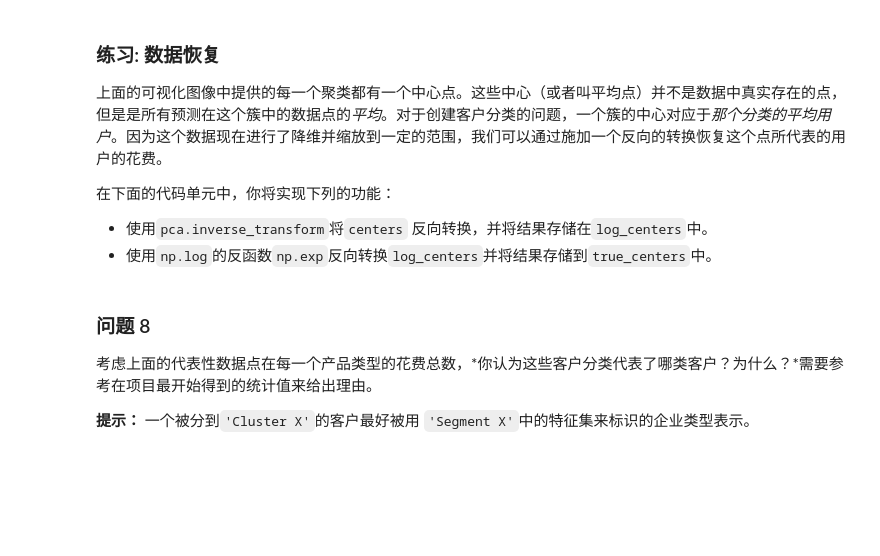
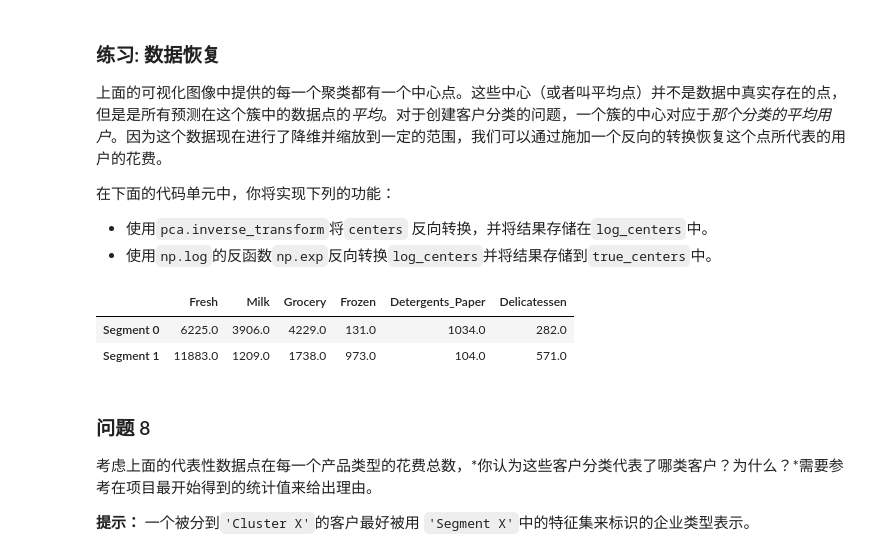
Before and after one commit to boybeak/creating_customer_segments, a Jupyter notebook: customer_segments.ipynb, the cells around one changed output. Cells and saved outputs as stored; diff of their text form; code cells hidden in the pictures; blank space fills up the shorter version.

```diff
--- a/customer_segments.ipynb
+++ b/customer_segments.ipynb
@@ -246,13 +336,13 @@ display(pd.DataFrame(np.round(pca_samples, 4), columns = pca_results.index.value
  - 使用`pca.transform`将`log_samples`进行转换，并将结果存储在`pca_samples`中。
 # %%
 # TODO：通过在good data上进行PCA，将其转换成两个维度
-pca = None
+pca = PCA(n_components=2)
 
 # TODO：使用上面训练的PCA将good data进行转换
-reduced_data = None
+reduced_data = pca.fit_transform(good_data)
 
 # TODO：使用上面训练的PCA将log_samples进行转换
-pca_samples = None
+pca_samples = pca.fit_transform(log_samples)
 
 # 为降维后的数据创建一个DataFrame
 reduced_data = pd.DataFrame(reduced_data, columns = ['Dimension 1', 'Dimension 2'])
@@ -299,16 +403,21 @@ vs.biplot(good_data, reduced_data, pca)
    - 将轮廓系数赋值给`score`并输出结果。
 # %%
 # TODO：在降维后的数据上使用你选择的聚类算法
-clusterer = None
+from sklearn.cluster import KMeans
+from sklearn.metrics import silhouette_score
+
+clusterer = KMeans(n_clusters=2, random_state=False)
+clusterer.fit(reduced_data)
 
 # TODO：预测每一个点的簇
-preds = None
+preds = clusterer.predict(reduced_data)
 
 # TODO：找到聚类中心
-centers = None
+centers = clusterer.cluster_centers_
 
 # TODO：预测在每一个转换后的样本点的类
-sample_preds = None
+sample_preds = clusterer.predict(pca_samples)
 
 # TODO：计算选择的类别的平均轮廓系数（mean silhouette coefficient）
-score = None
+score = silhouette_score(reduced_data, preds)
+print (score)
@@ -333,16 +447,20 @@ vs.cluster_results(reduced_data, preds, centers, pca_samples)
  - 使用`np.log`的反函数`np.exp`反向转换`log_centers`并将结果存储到`true_centers`中。
 # %%
 # TODO：反向转换中心点
-log_centers = None
+log_centers = pca.inverse_transform(centers)
 
 # TODO：对中心点做指数转换
-true_centers = None
+true_centers = np.exp(log_centers)
 
 # 显示真实的中心点
 segments = ['Segment {}'.format(i) for i in range(0,len(centers))]
 true_centers = pd.DataFrame(np.round(true_centers), columns = data.keys())
 true_centers.index = segments
 display(true_centers)
+# %% [output]
+|  | Fresh | Milk | Grocery | Frozen | Detergents_Paper | Delicatessen |
+| Segment 0 | 6225.0 | 3906.0 | 4229.0 | 131.0 | 1034.0 | 282.0 |
+| Segment 1 | 11883.0 | 1209.0 | 1738.0 | 973.0 | 104.0 | 571.0 |
 # %% [markdown]
 ### 问题 8
 考虑上面的代表性数据点在每一个产品类型的花费总数，*你认为这些客户分类代表了哪类客户？为什么？*需要参考在项目最开始得到的统计值来给出理由。
```
Also changed, not shown: parts of 36 cells of this notebook, 1 other file.
